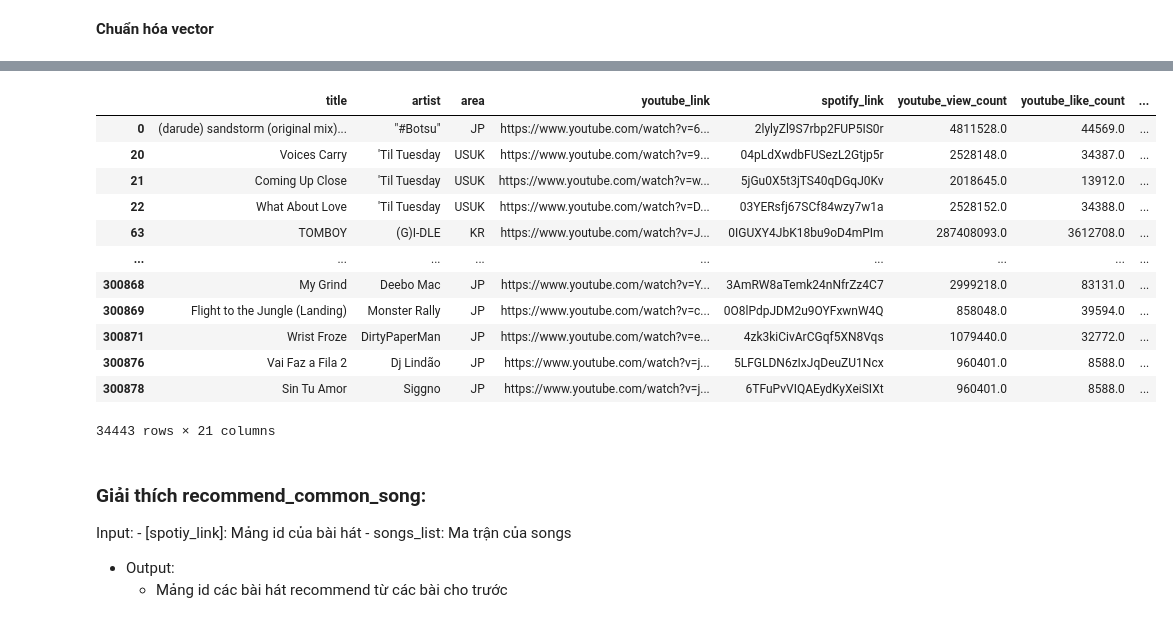
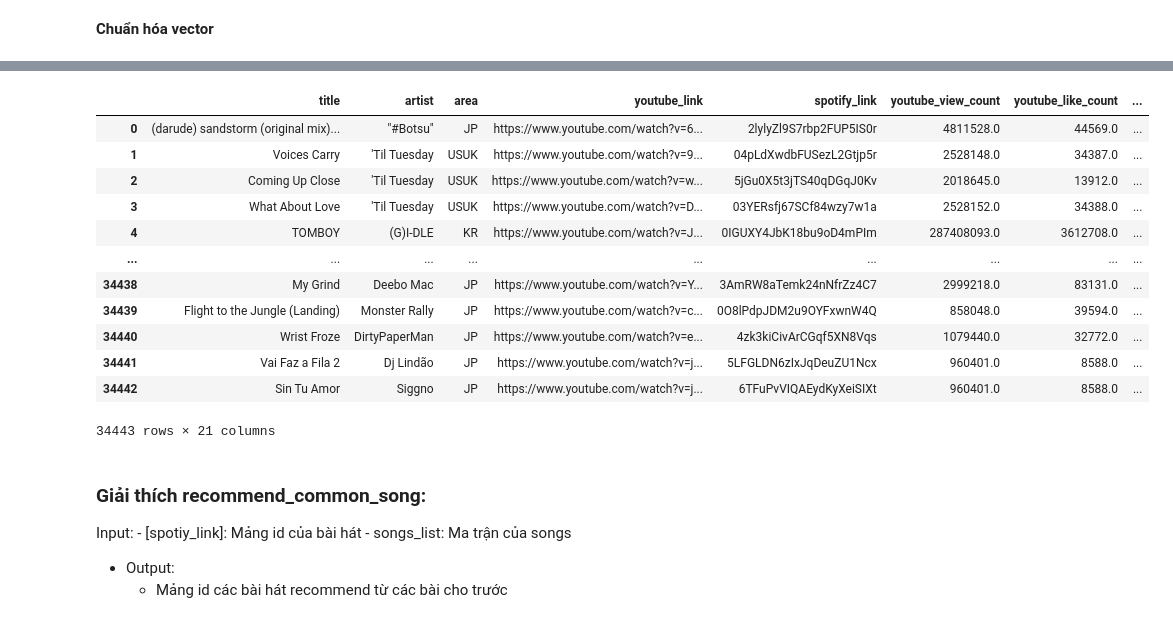
Before and after one commit to Minh-19102/machine_learning_trailblazer, a Jupyter notebook: src/handle/content-based_sys_demo.ipynb, the cells around one changed output, grey strips where cells are left out. Drawn from its saved outputs; the diff is of its cells as text; code cells hidden in the pictures.

```diff
--- a/src/handle/content-based_sys_demo.ipynb
+++ b/src/handle/content-based_sys_demo.ipynb
@@ -196,18 +197,19 @@ sorted(list(enumerate(similarity[0])),reverse=True,key=lambda x:x[1])[1:11]
 # %%
+dfff = dfff.reset_index(drop=True)
 dfff
 # %% [output]
 |  | title | artist | area | youtube_link | spotify_link | youtube_view_count | youtube_like_count | ... |
 | 0 | (darude) sandstorm (original mix)... | "#Botsu" | JP | https://www.youtube.com/watch?v=6... | 2lylyZl9S7rbp2FUP5IS0r | 4811528.0 | 44569.0 | ... |
-| 20 | Voices Carry | 'Til Tuesday | USUK | https://www.youtube.com/watch?v=9... | 04pLdXwdbFUSezL2Gtjp5r | 2528148.0 | 34387.0 | ... |
-| 21 | Coming Up Close | 'Til Tuesday | USUK | https://www.youtube.com/watch?v=w... | 5jGu0X5t3jTS40qDGqJ0Kv | 2018645.0 | 13912.0 | ... |
-| 22 | What About Love | 'Til Tuesday | USUK | https://www.youtube.com/watch?v=D... | 03YERsfj67SCf84wzy7w1a | 2528152.0 | 34388.0 | ... |
-| 63 | TOMBOY | (G)I-DLE | KR | https://www.youtube.com/watch?v=J... | 0IGUXY4JbK18bu9oD4mPIm | 287408093.0 | 3612708.0 | ... |
+| 1 | Voices Carry | 'Til Tuesday | USUK | https://www.youtube.com/watch?v=9... | 04pLdXwdbFUSezL2Gtjp5r | 2528148.0 | 34387.0 | ... |
+| 2 | Coming Up Close | 'Til Tuesday | USUK | https://www.youtube.com/watch?v=w... | 5jGu0X5t3jTS40qDGqJ0Kv | 2018645.0 | 13912.0 | ... |
+| 3 | What About Love | 'Til Tuesday | USUK | https://www.youtube.com/watch?v=D... | 03YERsfj67SCf84wzy7w1a | 2528152.0 | 34388.0 | ... |
+| 4 | TOMBOY | (G)I-DLE | KR | https://www.youtube.com/watch?v=J... | 0IGUXY4JbK18bu9oD4mPIm | 287408093.0 | 3612708.0 | ... |
 | ... | ... | ... | ... | ... | ... | ... | ... | ... |
-| 300868 | My Grind | Deebo Mac | JP | https://www.youtube.com/watch?v=Y... | 3AmRW8aTemk24nNfrZz4C7 | 2999218.0 | 83131.0 | ... |
-| 300869 | Flight to the Jungle (Landing) | Monster Rally | JP | https://www.youtube.com/watch?v=c... | 0O8lPdpJDM2u9OYFxwnW4Q | 858048.0 | 39594.0 | ... |
-| 300871 | Wrist Froze | DirtyPaperMan | JP | https://www.youtube.com/watch?v=e... | 4zk3kiCivArCGqf5XN8Vqs | 1079440.0 | 32772.0 | ... |
-| 300876 | Vai Faz a Fila 2 | Dj Lindão | JP | https://www.youtube.com/watch?v=j... | 5LFGLDN6zIxJqDeuZU1Ncx | 960401.0 | 8588.0 | ... |
-| 300878 | Sin Tu Amor | Siggno | JP | https://www.youtube.com/watch?v=j... | 6TFuPvVIQAEydKyXeiSIXt | 960401.0 | 8588.0 | ... |
+| 34438 | My Grind | Deebo Mac | JP | https://www.youtube.com/watch?v=Y... | 3AmRW8aTemk24nNfrZz4C7 | 2999218.0 | 83131.0 | ... |
+| 34439 | Flight to the Jungle (Landing) | Monster Rally | JP | https://www.youtube.com/watch?v=c... | 0O8lPdpJDM2u9OYFxwnW4Q | 858048.0 | 39594.0 | ... |
+| 34440 | Wrist Froze | DirtyPaperMan | JP | https://www.youtube.com/watch?v=e... | 4zk3kiCivArCGqf5XN8Vqs | 1079440.0 | 32772.0 | ... |
+| 34441 | Vai Faz a Fila 2 | Dj Lindão | JP | https://www.youtube.com/watch?v=j... | 5LFGLDN6zIxJqDeuZU1Ncx | 960401.0 | 8588.0 | ... |
+| 34442 | Sin Tu Amor | Siggno | JP | https://www.youtube.com/watch?v=j... | 6TFuPvVIQAEydKyXeiSIXt | 960401.0 | 8588.0 | ... |
 34443 rows × 21 columns
 # %% [markdown]
 ### Giải thích recommend_common_song:
```
Also changed, not shown: parts of 22 cells of this notebook, 2 other files.
